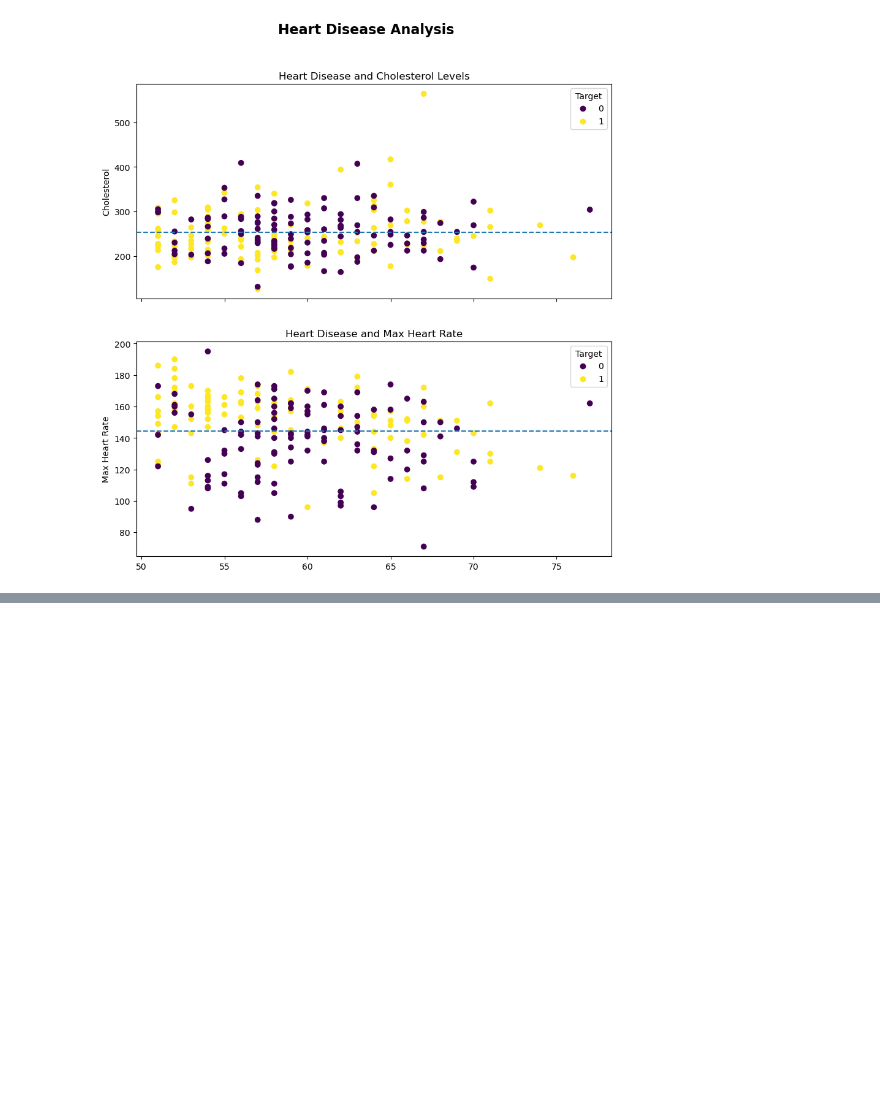
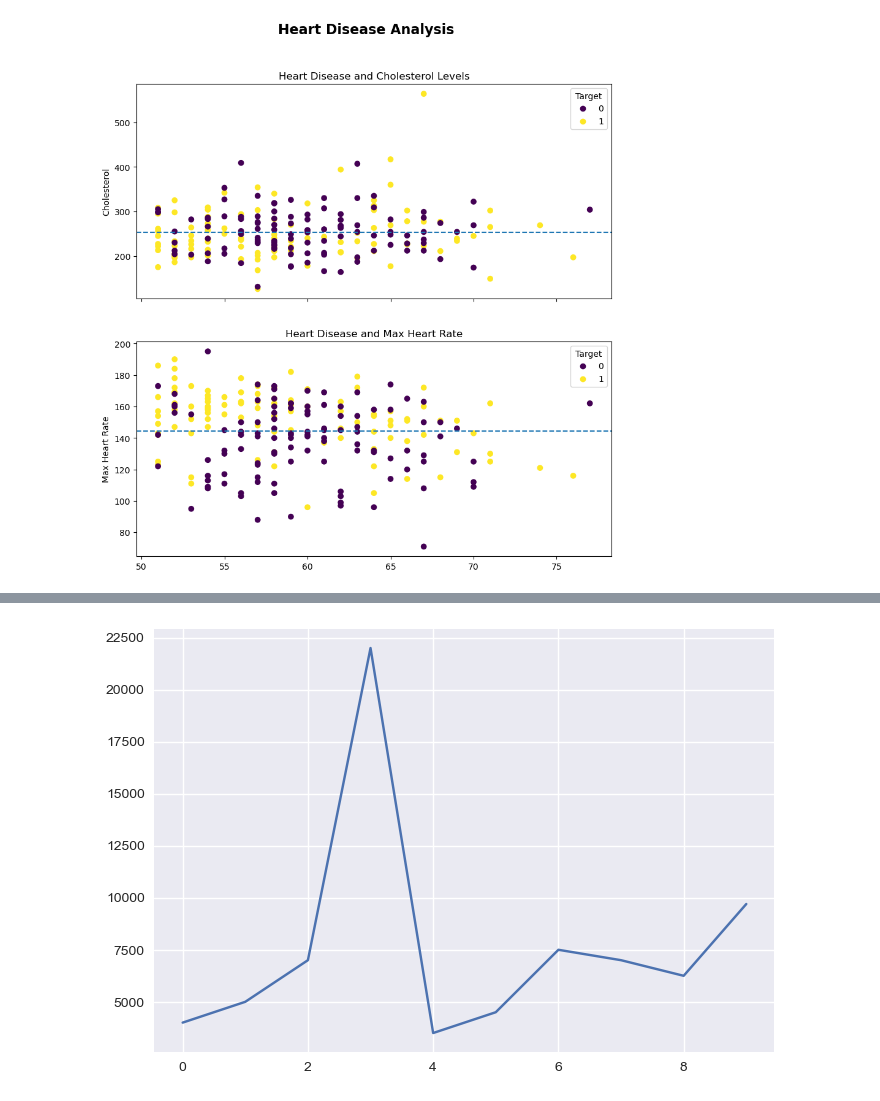
Before and after one commit to mythz-library/LRN-Data-Science, a Jupyter notebook: 03-matplotlib.ipynb, the cells around one changed output, grey strips where cells are left out. Saved outputs shown, nothing was run; the diff lists cells and outputs as text; code cells hidden in the pictures; blank space fills up the shorter version.

```diff
--- a/03-matplotlib.ipynb
+++ b/03-matplotlib.ipynb
@@ -707,0 +749,6 @@ fig.suptitle("Heart Disease Analysis", fontsize=16, fontweight="bold");
+# %%
+plt.style.use('seaborn-v0_8')
+# %%
+car_sales["Price"].plot();
+# %% [output]
+[figure, added]
```
Also changed, not shown: parts of 23 cells of this notebook.
